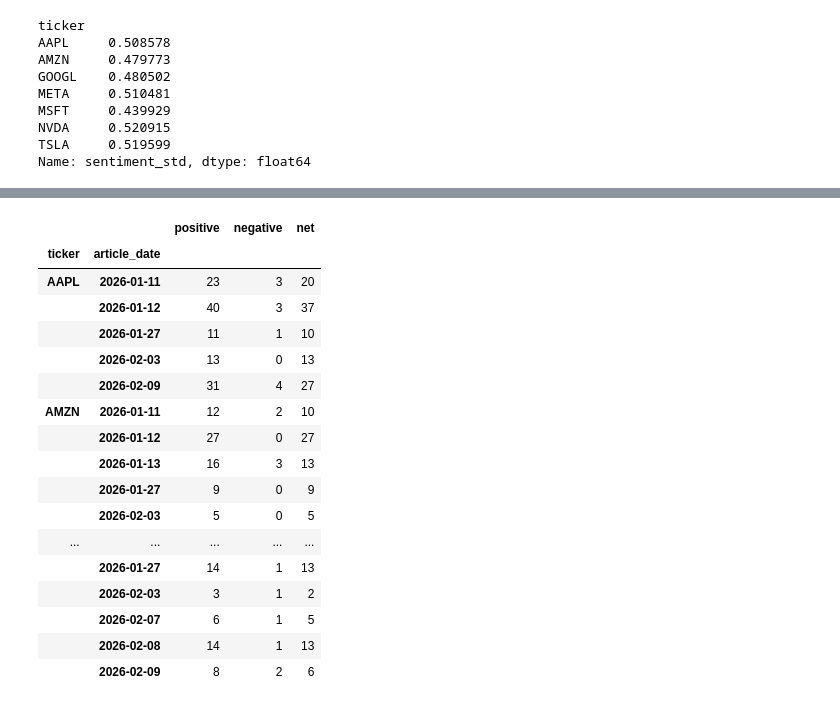
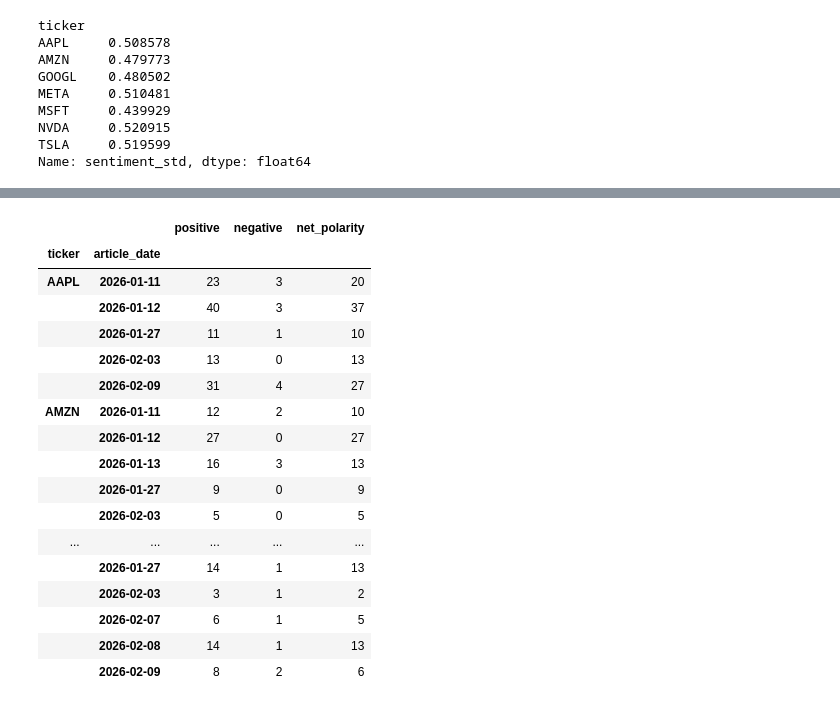
Before and after one commit to Trevor5008/market-sentiment-analysis, a Jupyter notebook: docs/eda/sprint_3/notebooks/Sentiment_Signal_Disagreement_Analysis.ipynb, the cells around one changed output, grey strips where cells are left out. Saved outputs shown, nothing was run; the diff lists cells and outputs as text; code cells hidden in the pictures.

```diff
--- a/docs/eda/sprint_3/notebooks/Sentiment_Signal_Disagreement_Analysis.ipynb
+++ b/docs/eda/sprint_3/notebooks/Sentiment_Signal_Disagreement_Analysis.ipynb
@@ -65,13 +98,13 @@ Name: sentiment_std, dtype: float64
 # %%
 g_t_ad = df.groupby(["ticker","article_date"])["sentiment_score"]
 diff = g_t_ad.agg(
     positive = lambda x: (x >= 0).sum(),
     negative = lambda x: (x < 0).sum()
 )
-diff["net"] = diff["positive"] - diff["negative"]
+diff["net_polarity"] = diff["positive"] - diff["negative"]
 diff
 # %% [output]
-|  |  | positive | negative | net |
+|  |  | positive | negative | net_polarity |
 | ticker | article_date |  |  |  |
 | AAPL | 2026-01-11 | 23 | 3 | 20 |
 |  | 2026-01-12 | 40 | 3 | 37 |
```
Also changed, not shown: parts of 46 cells of this notebook, 3 other files.
